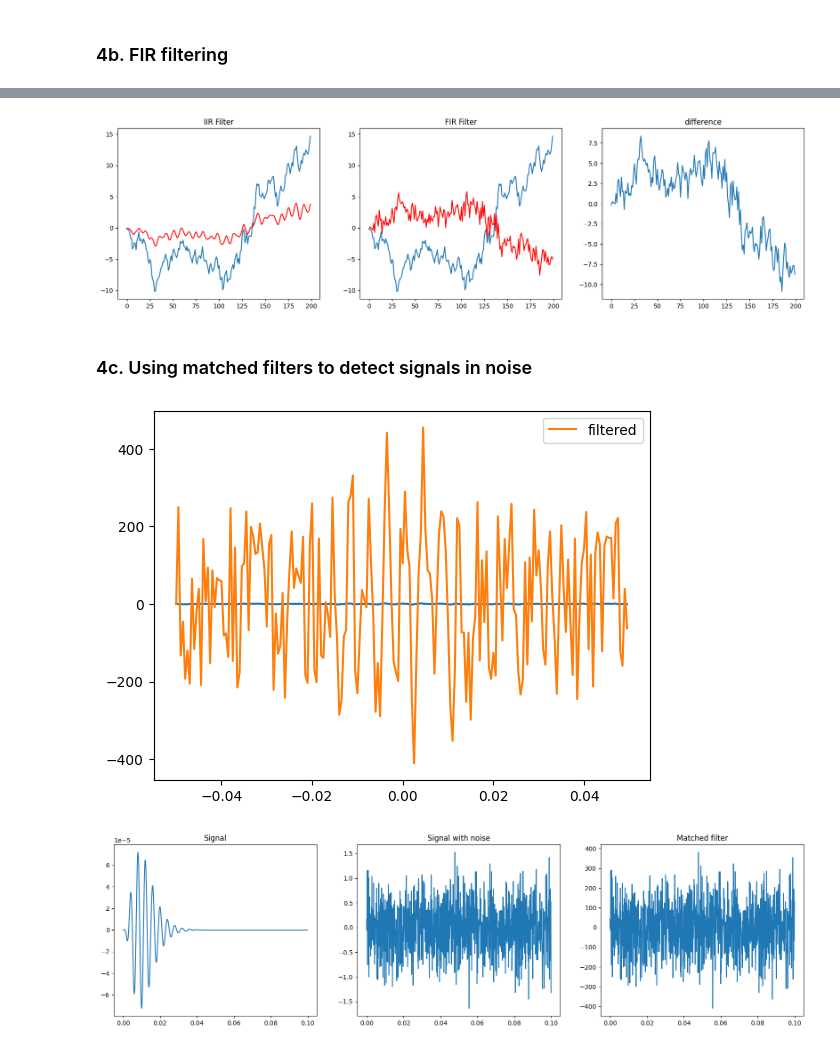
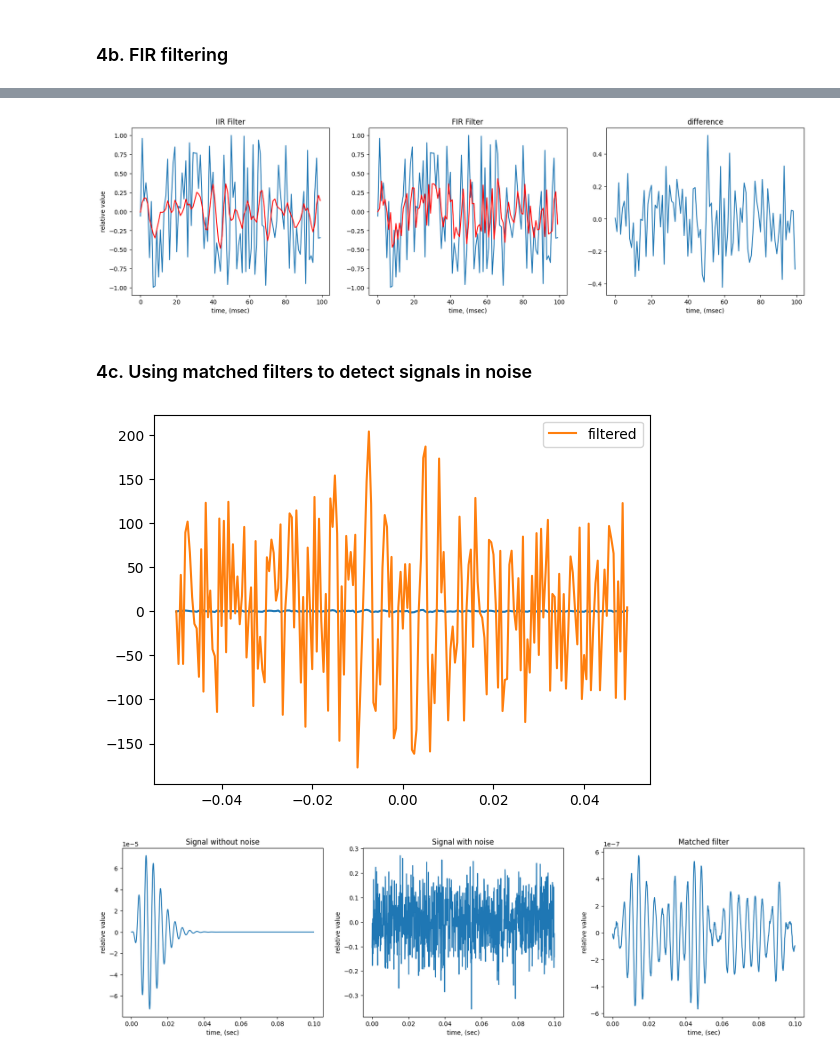
Before and after one commit to finnhittson/csds464, a Jupyter notebook: 464-A3b_fxh157_files/A3b_fxh157.ipynb, the cells around one changed output, grey strips where cells are left out. Saved outputs shown, nothing was run; the diff lists cells and outputs as text; code cells hidden in the pictures.

Commit message:
correct convolution kerneling

```diff
--- a/464-A3b_fxh157_files/A3b_fxh157.ipynb
+++ b/464-A3b_fxh157_files/A3b_fxh157.ipynb
@@ -332,50 +345,65 @@ NameError: name 'convolve' is not defined
 # %%
-x = a3b.randprocess(N=200, ntype="gaussian")
+x = a3b.randprocess(N=100, ntype="uniform")
 a = [-1.265, 0.81]
 b = [0.135]
 filtered = a3b.filterIIR(x=x, a=a, b=b)
-t, y = impulse(filtered, fs=2000, tscale=1, f=100)
+t, y = a3b.impulse(filtered, step=1)
 
 fig, axs = plt.subplots(1,3,figsize=(20,5))
 axs[0].plot(list(range(0,len(x))), x, '#1f77b4')
 axs[0].plot(list(range(0,len(x))), filtered, 'r')
 axs[0].set_title("IIR Filter")
+axs[0].set_xlabel("time, (msec)")
+axs[0].set_ylabel("relative value")
 
-y = convolve(x=x, h=a, h0=1)
+y = a3b.convolve(x=x, h=[0.81, 0.135], h0=1)
 axs[1].plot(list(range(0,len(x))), x, '#1f77b4')
 axs[1].plot(list(range(0,len(x))), y, 'r')
 axs[1].set_title("FIR Filter")
+axs[1].set_xlabel("time, (msec)")
 
 axs[2].plot(list(range(0,len(x))), np.array(y) - np.array(filtered), '#1f77b4')
 axs[2].set_title("difference")
+axs[2].set_xlabel("time, (msec)")
+
 plt.show()
 # %% [output]
-[figure, old version]
+[figure, new version]
 # %% [markdown]
 ### 4c. Using matched filters to detect signals in noise
 # %%
 t0, x0, n0 = a3a.noisysignal(t=-0.05, g=a1b.gabore, fs=2000, tau=0.0, T=0.05, s=0.1, ntype="uniform", tscale=1, f=250, sigma=3/250)
-y = convolve(x=x0+n0, h=[250, 3/250], h0=1)
+y = a3b.convolve(x=x0+n0, h=[250, 3/250], h0=1)
 #plot_impulse(t=t0, y=y, t0=t0, x0=x0+n0)
 plt.plot(t0, x0+n0)
 plt.plot(t0, y, label="filtered")
 plt.legend()
 plt.show()
 # %% [output]
-[figure, old version]
+[figure, new version]
 # %%
-t0, x0, n0 = a3a.noisysignal(t=0, g=a1b.gammatone, fs=10000, tau=0, T=0.1, s=0.5, ntype="gaussian", tscale=1, f=250)
-
+t0, x0, n0 = a3a.noisysignal(t=0, g=a1b.gammatone, fs=10000, tau=0, T=0.1, s=0.1, ntype="gaussian", tscale=1, f=250)
+s = 0
+l = 200
+kernel = x0[s:s+l]
+#plt.plot(t0[s:s+l], kernel)
+#plt.show()
 fig, axs = plt.subplots(1,3,figsize=(20,5))
 axs[0].plot(t0, x0, '#1f77b4')
-axs[0].set_title("Signal")
+axs[0].set_xlabel("time, (sec)")
+axs[0].set_ylabel("relative value")
+axs[0].set_title("Signal without noise")
 
 axs[1].plot(t0, x0+n0, '#1f77b4')
+axs[1].set_xlabel("time, (sec)")
+axs[1].set_ylabel("relative value")
 axs[1].set_title("Signal with noise")
 
-y = convolve(x=x0+n0, h=[250, 0.1], h0=1)
+y = a3b.convolve(x=x0+n0, h=kernel, h0=1)
 axs[2].plot(t0, y, '#1f77b4')
+axs[2].set_xlabel("time, (sec)")
+axs[2].set_ylabel("relative value")
 axs[2].set_title("Matched filter")
 plt.show()
 # %% [output]
-[figure, old version]
+[figure, new version]
```
Also changed, not shown: parts of 25 cells of this notebook, 1 other file.
